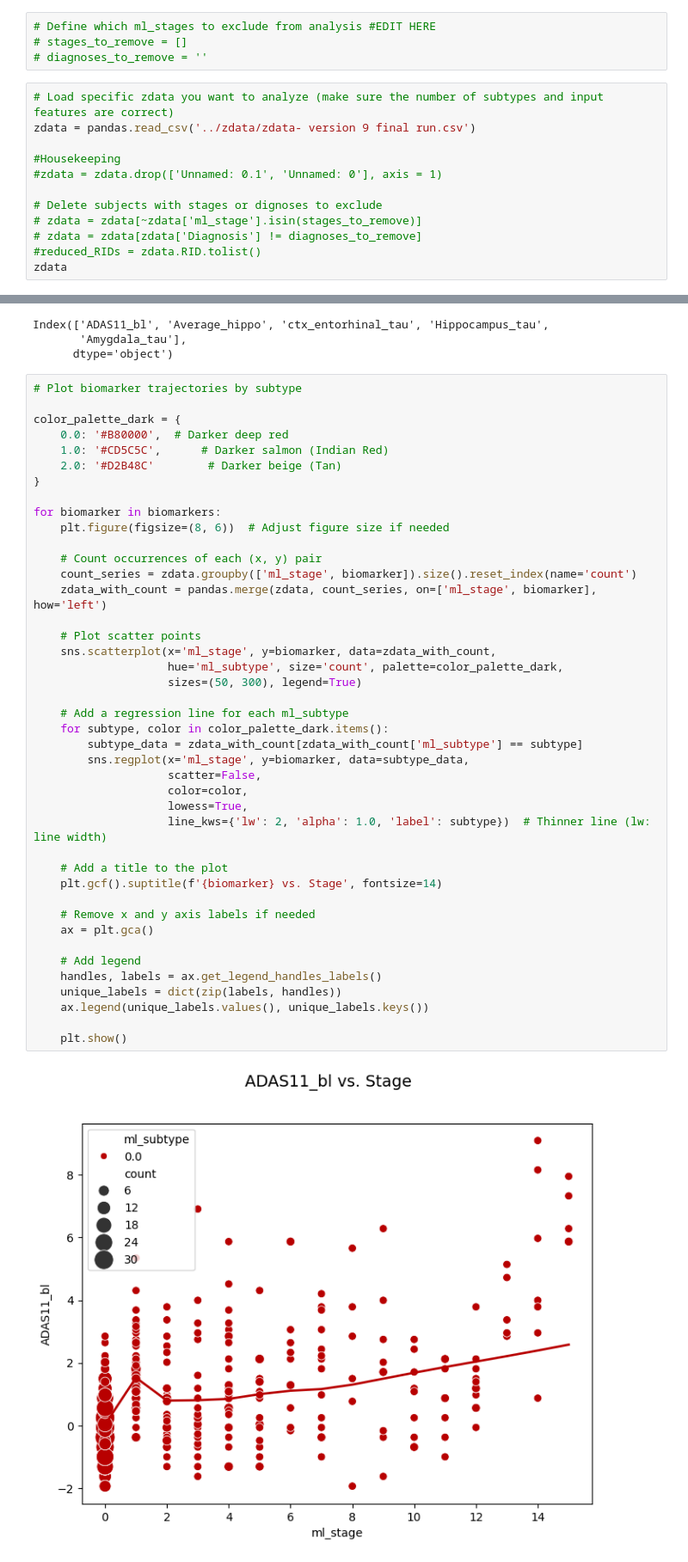
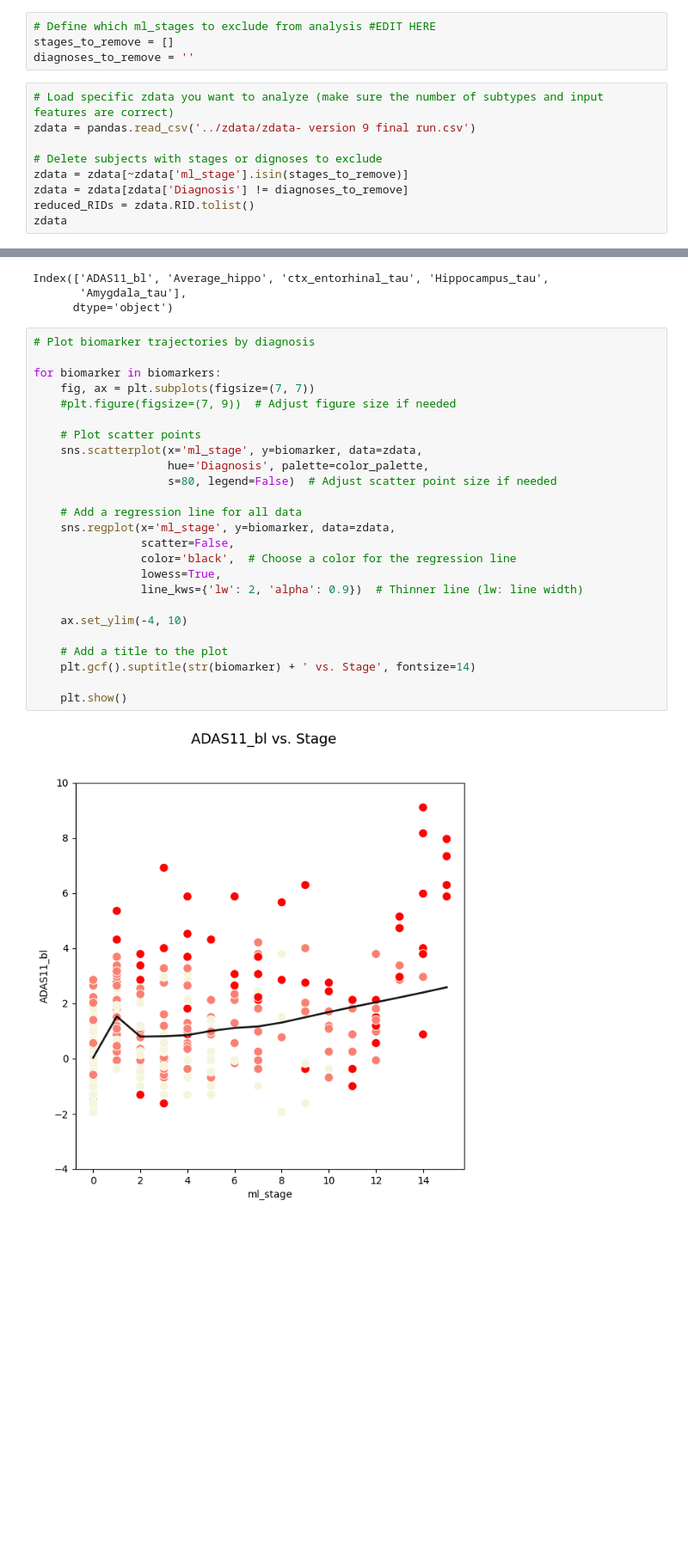
Before and after one commit to Raj-Lab-UCSF/SuStaIn, a Jupyter notebook: notebooks/Processing model output.ipynb, the cells around one changed output, grey strips where cells are left out. Shown at 86% size. Drawn from its saved outputs; the diff is of its cells as text; blank space fills up the shorter version.

```diff
--- a/notebooks/Processing model output.ipynb
+++ b/notebooks/Processing model output.ipynb
@@ -168,19 +168,16 @@ pk.keys()
 dict_keys(['samples_sequence', 'samples_f', 'samples_likelihood', 'ml_subtype', 'prob_ml_subtype', 'ml_stage', 'prob_ml_stage', 'prob_subtype', 'prob_stage', 'prob_subtype_stage', 'ml_sequence_EM', 'm ...
 # %%
 # Define which ml_stages to exclude from analysis #EDIT HERE
-# stages_to_remove = []
-# diagnoses_to_remove = ''
+stages_to_remove = []
+diagnoses_to_remove = ''
 # %%
 # Load specific zdata you want to analyze (make sure the number of subtypes and input features are correct)
 zdata = pandas.read_csv('../zdata/zdata- version 9 final run.csv')
 
-#Housekeeping
-#zdata = zdata.drop(['Unnamed: 0.1', 'Unnamed: 0'], axis = 1)
-
 # Delete subjects with stages or dignoses to exclude
-# zdata = zdata[~zdata['ml_stage'].isin(stages_to_remove)]
-# zdata = zdata[zdata['Diagnosis'] != diagnoses_to_remove]
-#reduced_RIDs = zdata.RID.tolist()
+zdata = zdata[~zdata['ml_stage'].isin(stages_to_remove)]
+zdata = zdata[zdata['Diagnosis'] != diagnoses_to_remove]
+reduced_RIDs = zdata.RID.tolist()
 zdata
 # %% [output]
 |  | Unnamed: 0 | Unnamed: 0_x | RID | Diagnosis | AGE | ADAS11_bl | Average_hippo | Average_meta_tau | ... |
@@ -311,46 +308,29 @@ Index(['ADAS11_bl', 'Average_hippo', 'ctx_entorhinal_tau', 'Hippocampus_tau',
        'Amygdala_tau'],
       dtype='object')
 # %%
-# Plot biomarker trajectories by subtype
-
-color_palette_dark = {
-    0.0: '#B80000',  # Darker deep red
-    1.0: '#CD5C5C',      # Darker salmon (Indian Red)
-    2.0: '#D2B48C'        # Darker beige (Tan)
-}
+# Plot biomarker trajectories by diagnosis
 
 for biomarker in biomarkers:
-    plt.figure(figsize=(8, 6))  # Adjust figure size if needed
-
-    # Count occurrences of each (x, y) pair
-    count_series = zdata.groupby(['ml_stage', biomarker]).size().reset_index(name='count')
-    zdata_with_count = pandas.merge(zdata, count_series, on=['ml_stage', biomarker], how='left')
+    fig, ax = plt.subplots(figsize=(7, 7))
+    #plt.figure(figsize=(7, 9))  # Adjust figure size if needed
 
     # Plot scatter points
-    sns.scatterplot(x='ml_stage', y=biomarker, data=zdata_with_count,
-                    hue='ml_subtype', size='count', palette=color_palette_dark,
-                    sizes=(50, 300), legend=True)
+    sns.scatterplot(x='ml_stage', y=biomarker, data=zdata,
+                    hue='Diagnosis', palette=color_palette,
+                    s=80, legend=False)  # Adjust scatter point size if needed
 
-    # Add a regression line for each ml_subtype
-    for subtype, color in color_palette_dark.items():
-        subtype_data = zdata_with_count[zdata_with_count['ml_subtype'] == subtype]
-        sns.regplot(x='ml_stage', y=biomarker, data=subtype_data,
-                    scatter=False,
-                    color=color,
-                    lowess=True,
-                    line_kws={'lw': 2, 'alpha': 1.0, 'label': subtype})  # Thinner line (lw: line width)
+    # Add a regression line for all data
+    sns.regplot(x='ml_stage', y=biomarker, data=zdata,
+                scatter=False,
+                color='black',  # Choose a color for the regression line
+                lowess=True,
+                line_kws={'lw': 2, 'alpha': 0.9})  # Thinner line (lw: line width)
+
+    ax.set_ylim(-4, 10)
 
     # Add a title to the plot
-    plt.gcf().suptitle(f'{biomarker} vs. Stage', fontsize=14)
-
-    # Remove x and y axis labels if needed
-    ax = plt.gca()
-
-    # Add legend
-    handles, labels = ax.get_legend_handles_labels()
-    unique_labels = dict(zip(labels, handles))
-    ax.legend(unique_labels.values(), unique_labels.keys())
+    plt.gcf().suptitle(str(biomarker) + ' vs. Stage', fontsize=14)
 
     plt.show()
 # %% [output]
-[figure, old version]
+[figure, new version]
```
Also changed, not shown: parts of 7 cells of this notebook.
